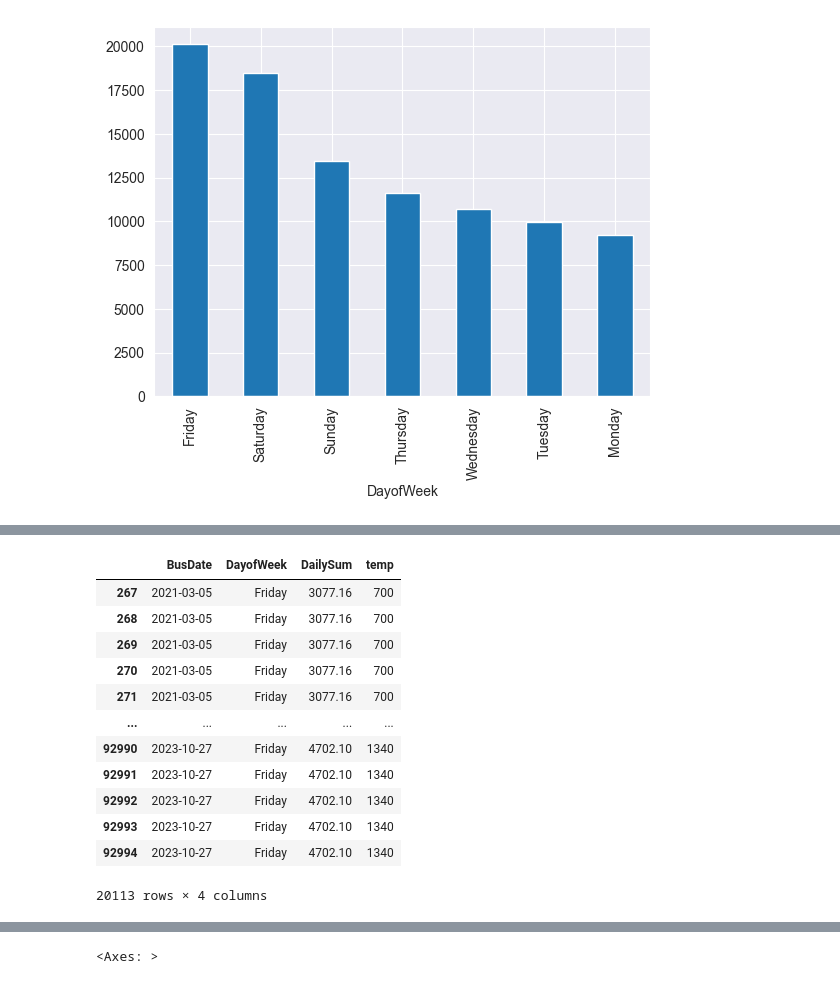
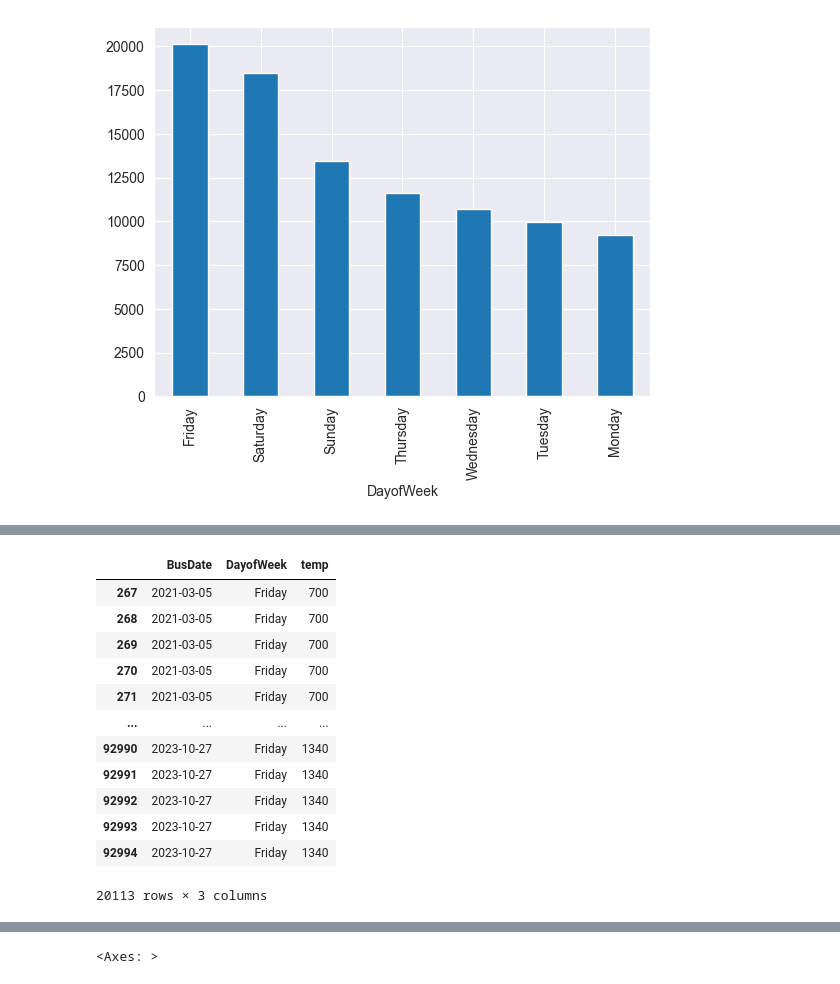
Before and after one commit to robertdfraley/PizzaWeatherPatterns, a Jupyter notebook: PizzaWeatherPattern.ipynb, the cells around one changed output, grey strips where cells are left out. Cells and saved outputs as stored; diff of their text form; code cells hidden in the pictures.

```diff
--- a/PizzaWeatherPattern.ipynb
+++ b/PizzaWeatherPattern.ipynb
@@ -198,43 +205,43 @@ Name: count, Length: 246, dtype: int64
 # %%
-# Steps to create dataframes for weekend and M-Th pizza sales
+# Steps to create dataframes for daily pizza sales
 
 #First, limiting the columns being selected
-limited_dataset = combined_dataset[["BusDate", "DayofWeek", "DailySum", "temp"]]
+limited_dataset = combined_dataset[["BusDate", "DayofWeek", "temp"]]
 
 # Weekend
 friday_select = (limited_dataset.DayofWeek == 'Friday')
 friday_orders = limited_dataset[friday_select]
 saturday_select = (limited_dataset.DayofWeek == 'Saturday')
 saturday_orders = limited_dataset[saturday_select]
 sunday_select = (limited_dataset.DayofWeek == 'Sunday')
 sunday_orders = limited_dataset[sunday_select]
 weekend_orders = pd.concat([friday_orders, saturday_orders, sunday_orders])
 
 # Weekday
 monday_select = (limited_dataset.DayofWeek == "Monday")
 monday_orders = limited_dataset[monday_select]
 tuesday_select = (limited_dataset.DayofWeek == "Tuesday")
 tuesday_orders = limited_dataset[tuesday_select]
 wednesday_select = (limited_dataset.DayofWeek == "Wednesday")
 wednesday_orders = limited_dataset[wednesday_select]
 thursday_select = (limited_dataset.DayofWeek == "Thursday")
 thursday_orders = limited_dataset[thursday_select]
 montues_orders = pd.concat([monday_orders, tuesday_orders])
 weekday_orders = pd.concat([monday_orders, tuesday_orders, wednesday_orders, thursday_orders])
 
 
 friday_orders
 # %% [output]
-|  | BusDate | DayofWeek | DailySum | temp |
-| 267 | 2021-03-05 | Friday | 3077.16 | 700 |
-| 268 | 2021-03-05 | Friday | 3077.16 | 700 |
-| 269 | 2021-03-05 | Friday | 3077.16 | 700 |
-| 270 | 2021-03-05 | Friday | 3077.16 | 700 |
-| 271 | 2021-03-05 | Friday | 3077.16 | 700 |
-| ... | ... | ... | ... | ... |
-| 92990 | 2023-10-27 | Friday | 4702.10 | 1340 |
-| 92991 | 2023-10-27 | Friday | 4702.10 | 1340 |
-| 92992 | 2023-10-27 | Friday | 4702.10 | 1340 |
-| 92993 | 2023-10-27 | Friday | 4702.10 | 1340 |
-| 92994 | 2023-10-27 | Friday | 4702.10 | 1340 |
+|  | BusDate | DayofWeek | temp |
+| 267 | 2021-03-05 | Friday | 700 |
+| 268 | 2021-03-05 | Friday | 700 |
+| 269 | 2021-03-05 | Friday | 700 |
+| 270 | 2021-03-05 | Friday | 700 |
+| 271 | 2021-03-05 | Friday | 700 |
+| ... | ... | ... | ... |
+| 92990 | 2023-10-27 | Friday | 1340 |
+| 92991 | 2023-10-27 | Friday | 1340 |
+| 92992 | 2023-10-27 | Friday | 1340 |
+| 92993 | 2023-10-27 | Friday | 1340 |
+| 92994 | 2023-10-27 | Friday | 1340 |
-20113 rows × 4 columns
+20113 rows × 3 columns
```
Also changed, not shown: parts of 21 cells of this notebook, 2 other files.
